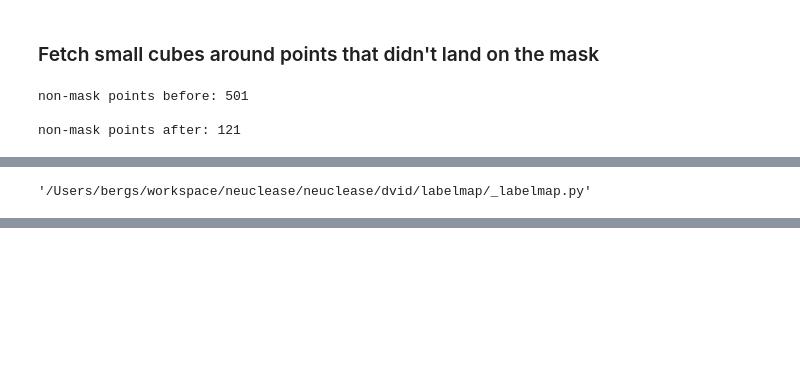
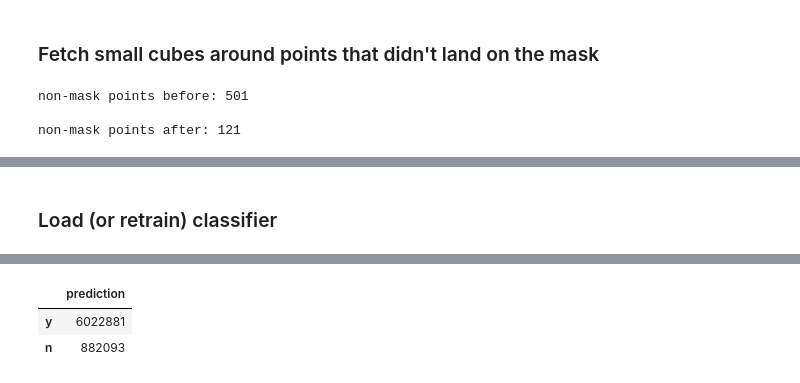
Before and after one commit to stuarteberg/mito-proofreading-analysis, a Jupyter notebook: roi-subvol-annotations/mito-point-visualization.ipynb, the cells around one changed output, grey strips where cells are left out. Cells and saved outputs as stored; diff of their text form; code cells hidden in the pictures; blank space fills up the shorter version.

```diff
--- a/roi-subvol-annotations/mito-point-visualization.ipynb
+++ b/roi-subvol-annotations/mito-point-visualization.ipynb
@@ -287,4 +266,0 @@ The autoreload extension is already loaded. To reload it, use:
-# %%
-neuclease.dvid.labelmap._labelmap.__file__
-# %% [output]
-'/Users/bergs/workspace/neuclease/neuclease/dvid/labelmap/_labelmap.py'
@@ -292,0 +267,46 @@ from neuclease.dvid.labelmap._labelmap import fetch_sizes
+# %% [markdown]
+### Load (or retrain) classifier
+# %%
+RETRAIN = False
+
+stats_path = 'segment-classifier/mito_stats_with_predictions_df.pkl'
+classifier_path = 'segment-classifier/segment-cleanup-rf-classifier.pkl'
+
+with open(stats_path, 'rb') as f:
+    mito_stats_df = pickle.load(f)
+
+def make_features(mito_ids):
+    stats = mito_stats_df.loc[mito_ids]
+    features = stats[['total_size', 'centroid_type', 'r0', 'r1', 'r2']].copy()
+    features['f01'] = features.eval('r0/r1')
+    features['f02'] = features.eval('r0/r2')
+    features['f12'] = features.eval('r1/r2')
+    features['sparseness_factor'] = (4/3) * np.pi * stats['pca_r0'] * stats['pca_r1'] * stats['pca_r2'] / stats['total_size']
+    features['centroid_type'] = (features['centroid_type'] == 'adjusted').astype(int)
+    return features
+
+if not RETRAIN:
+    with open(classifier_path, 'rb') as f:
+        rf = pickle.load(f)
+else:
+    training_labels = pd.read_csv('segment-classifier/segment-training-data.csv').set_index('mito_id')['result']
+    training_features = make_features(training_labels.index)
+    rf = RandomForestClassifier(oob_score=True, n_jobs=16).fit(training_features.values, training_labels.values)
+    with open(classifier_path, 'wb') as f:
+        pickle.dump(rf, f)
+
+    # Generate probabilities/predictions for all mitos
+    all_feats = make_features(mito_stats_df.index)
+    all_probabilities = rf.predict_proba(all_feats.values)
+    mito_stats_df['prob_y'] = all_probabilities[:, 1]
+
+    all_predictions = rf.predict(all_feats.values)
+    mito_stats_df['prediction'] = all_predictions
+
+    with open(stats_path, 'wb') as f:
+        pickle.dump(mito_stats_df, f)
+
+display(pd.Series(rf.feature_importances_, index=training_features.columns).iloc[::-1].hvplot.barh(title=f'feature importances (OOB = {rf.oob_score_:.3f})'))
+display(mito_stats_df['prob_y'].hvplot.hist(bins=100, title='all segment probabilities'))
+display(mito_stats_df['prediction'].value_counts().to_frame())
+# %% [output]
@@ -293,3 +315,6 @@ from neuclease.dvid.labelmap._labelmap import fetch_sizes
+|  | prediction |
+| y | 6022881 |
+| n | 882093 |
 # %%
 MIN_MITO_SIZE = 10_000
 MIN_BODY_SIZE = 1_000_000
```
Also changed, not shown: parts of 46 cells of this notebook.
